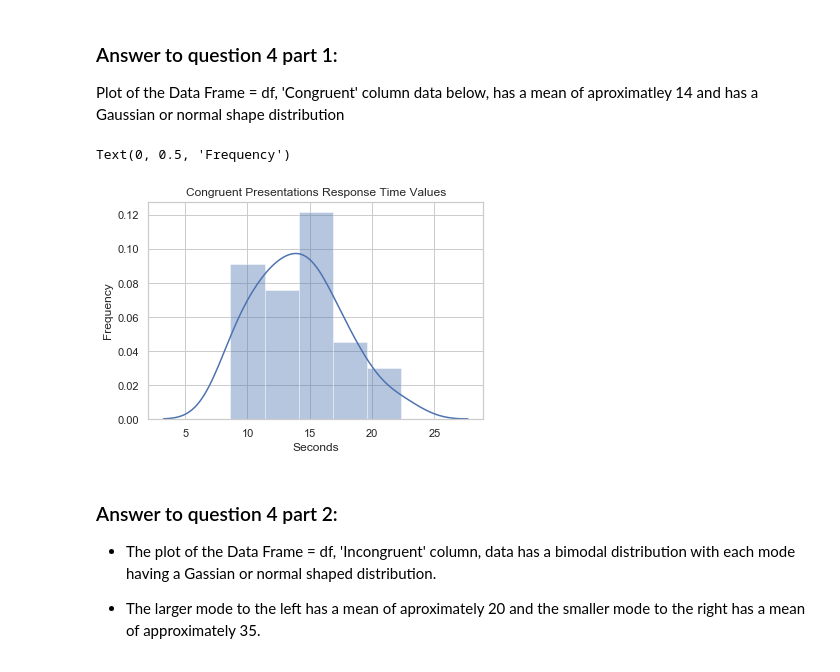
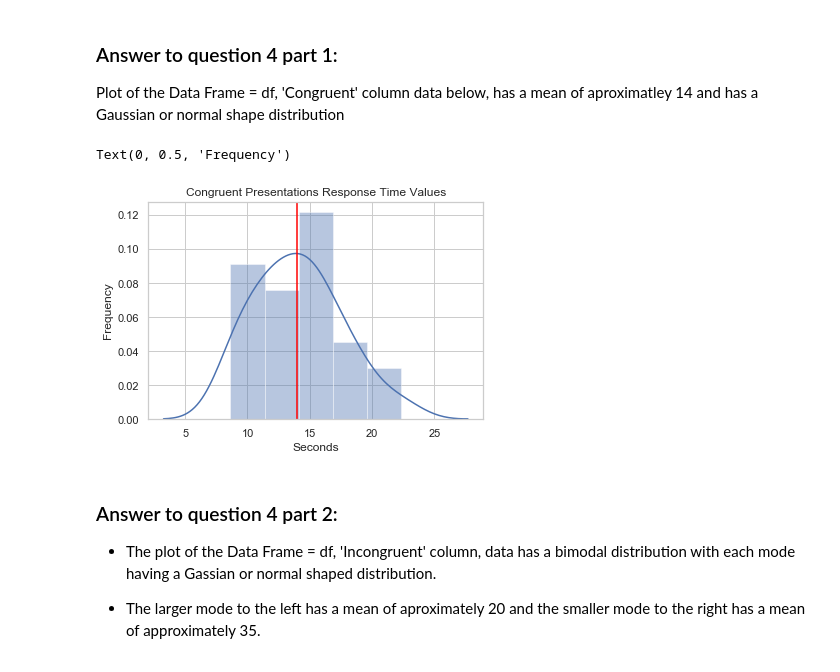
Before and after one commit to jcwalmsley/Test-a-Perceptual-Phenomenom, a Jupyter notebook: Test a Perceptual Phenomenon.ipynb, the cells around one changed output. Saved outputs shown, nothing was run; the diff lists cells and outputs as text; code cells hidden in the pictures.

Commit message:
Add files via upload
updated graphs

```diff
--- a/Test a Perceptual Phenomenon.ipynb
+++ b/Test a Perceptual Phenomenon.ipynb
@@ -88,16 +90,17 @@ Plot of the Data Frame = df, 'Congruent' column data below, has a mean of aproxi
 # %%
 # apply plot background style
 sns.set(style="whitegrid");
 
 # plot distribution of Congruent Presentations values
 sns.distplot(df['Congruent'])
+plot.axvline(x = round(df['Congruent'].mean(),0),color = 'red')
 plot.title('Congruent Presentations Response Time Values')
 plot.xlabel('Seconds')
 plot.ylabel('Frequency')
 #
 # %% [output]
 Text(0, 0.5, 'Frequency')
-[figure, old version]
+[figure, new version]
 # %% [markdown]
 ### Answer to question 4  part 2:
 
```
Also changed, not shown: parts of 2 cells of this notebook.
